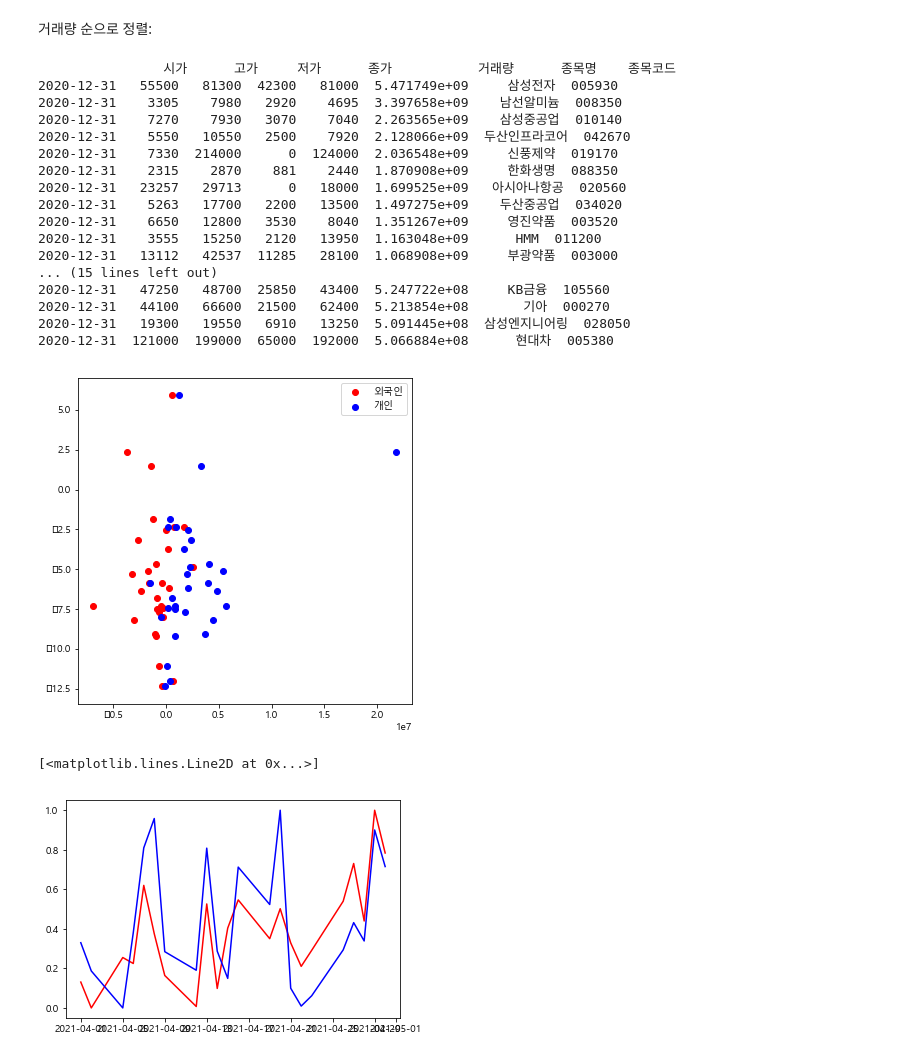
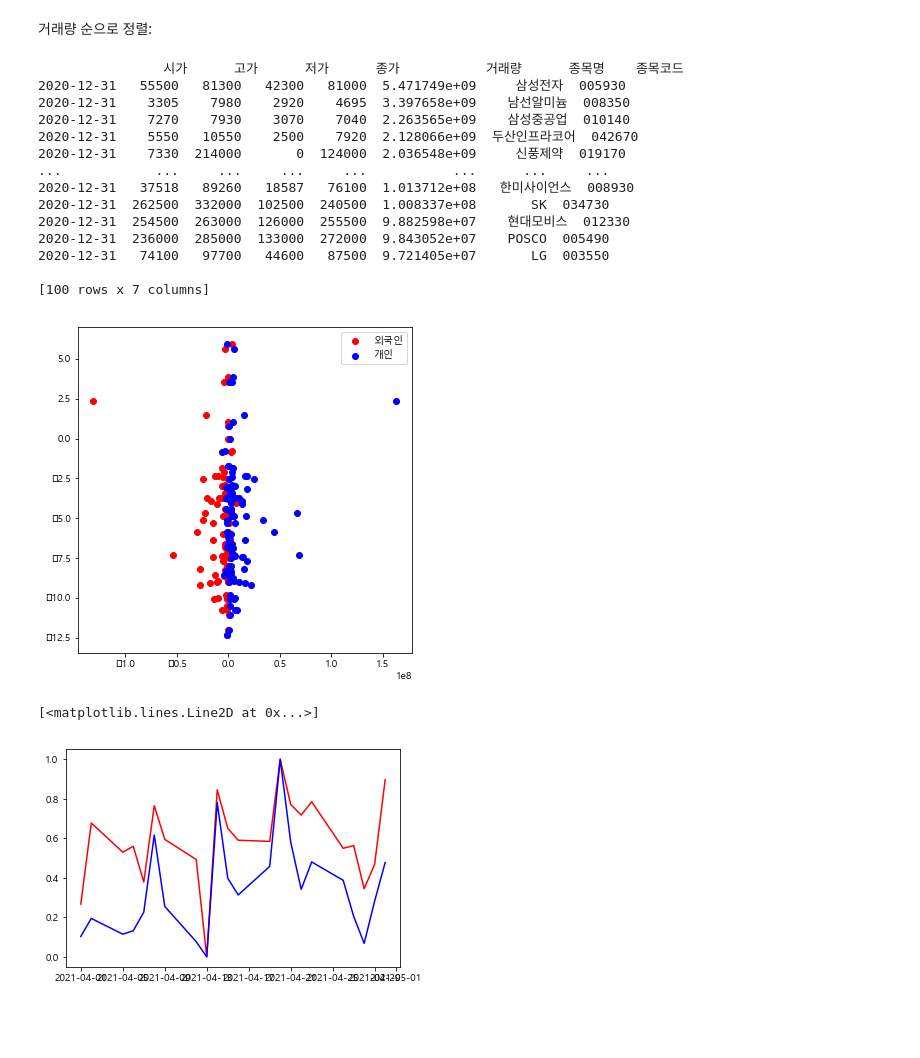
Before and after one commit to JennaEscher/ECO3022-01-Team-Project, a Jupyter notebook: Main.ipynb, the cells around one changed output. Drawn from its saved outputs; the diff is of its cells as text; code cells hidden in the pictures; blank space fills up the shorter version.

```diff
--- a/Main.ipynb
+++ b/Main.ipynb
@@ -35,26 +33,23 @@ for i in kospi_200:
 거래량 순으로 정렬:
 # %%
 sorted_df = df.sort_values(by=['거래량'], axis=0, ascending = False)
-print(sorted_df.head(30))
-code_df = sorted_df.iloc[:30, 6]
+print(sorted_df.head(100))
+code_df = sorted_df.iloc[:100, 6]
 # %% [output]
-                시가      고가     저가      종가           거래량      종목명    종목코드
-2020-12-31   55500   81300  42300   81000  5.471749e+09     삼성전자  005930
-2020-12-31    3305    7980   2920    4695  3.397658e+09    남선알미늄  008350
-2020-12-31    7270    7930   3070    7040  2.263565e+09    삼성중공업  010140
-2020-12-31    5550   10550   2500    7920  2.128066e+09  두산인프라코어  042670
-2020-12-31    7330  214000      0  124000  2.036548e+09     신풍제약  019170
-2020-12-31    2315    2870    881    2440  1.870908e+09     한화생명  088350
-2020-12-31   23257   29713      0   18000  1.699525e+09   아시아나항공  020560
-2020-12-31    5263   17700   2200   13500  1.497275e+09    두산중공업  034020
-2020-12-31    6650   12800   3530    8040  1.351267e+09     영진약품  003520
-2020-12-31    3555   15250   2120   13950  1.163048e+09      HMM  011200
-2020-12-31   13112   42537  11285   28100  1.068908e+09     부광약품  003000
-... (15 lines left out)
-2020-12-31   47250   48700  25850   43400  5.247722e+08     KB금융  105560
-2020-12-31   44100   66600  21500   62400  5.213854e+08       기아  000270
-2020-12-31   19300   19550   6910   13250  5.091445e+08  삼성엔지니어링  028050
-2020-12-31  121000  199000  65000  192000  5.066884e+08      현대차  005380
+                시가      고가      저가      종가           거래량      종목명    종목코드
+2020-12-31   55500   81300   42300   81000  5.471749e+09     삼성전자  005930
+2020-12-31    3305    7980    2920    4695  3.397658e+09    남선알미늄  008350
+2020-12-31    7270    7930    3070    7040  2.263565e+09    삼성중공업  010140
+2020-12-31    5550   10550    2500    7920  2.128066e+09  두산인프라코어  042670
+2020-12-31    7330  214000       0  124000  2.036548e+09     신풍제약  019170
+...            ...     ...     ...     ...           ...      ...     ...
+2020-12-31   37518   89260   18587   76100  1.013712e+08   한미사이언스  008930
+2020-12-31  262500  332000  102500  240500  1.008337e+08       SK  034730
+2020-12-31  254500  263000  126000  255500  9.882598e+07    현대모비스  012330
+2020-12-31  236000  285000  133000  272000  9.843052e+07    POSCO  005490
+2020-12-31   74100   97700   44600   87500  9.721405e+07       LG  003550
+
+[100 rows x 7 columns]
 # %%
 def volume_ret_df(date_1, date_2, date_3, date_4):
     code_list = []
@@ -86,7 +81,7 @@ def volume_ret_df(date_1, date_2, date_3, date_4):
     result_df['수익률'] = ret_list
     return result_df
 # %%
-a_df = volume_ret_df("20200101", "20200131", "20200101", "20200131")
+a_df = volume_ret_df("20200101", "20200630", "20200101", "20200630")
 plt.figure(figsize = (6, 6))
 plt.scatter(a_df['외국인거래량'], a_df['수익률'], c = 'r', label = '외국인')
 plt.scatter(a_df['개인거래량'], a_df['수익률'], c = 'b', label = '개인')
@@ -94,7 +89,7 @@ plt.scatter(a_df['개인거래량'], a_df['수익률'], c = 'b', label = '개인
 plt.legend()
 plt.show()
 # %% [output]
-[figure, old version]
+[figure, new version]
 # %%
 def linear_plot(date_1, date_2, code):
     new_df = stock.get_market_trading_volume_by_date(date_1, date_2, code)
@@ -111,12 +106,12 @@ def linear_plot(date_1, date_2, code):
 
     return new_df.index, dfPlot
 # %%
-df_index, dfPlot = linear_plot("20210401", "20210430", "005930")
+df_index, dfPlot = linear_plot("20210401", "20210430", "068760")
 plt.plot(df_index, dfPlot['외국인합계'], c = 'r', label = '외국인')
 plt.plot(df_index, dfPlot['수익률'], c = 'b', label = '수익률')
 # %% [output]
 [<matplotlib.lines.Line2D at 0x...>]
-[figure, old version]
+[figure, new version]
 # %%
 A = dfPlot['외국인합계'].to_numpy()
 B = dfPlot['기관합계'].to_numpy()
```
Also changed, not shown: parts of 5 cells of this notebook, 10 other files.
